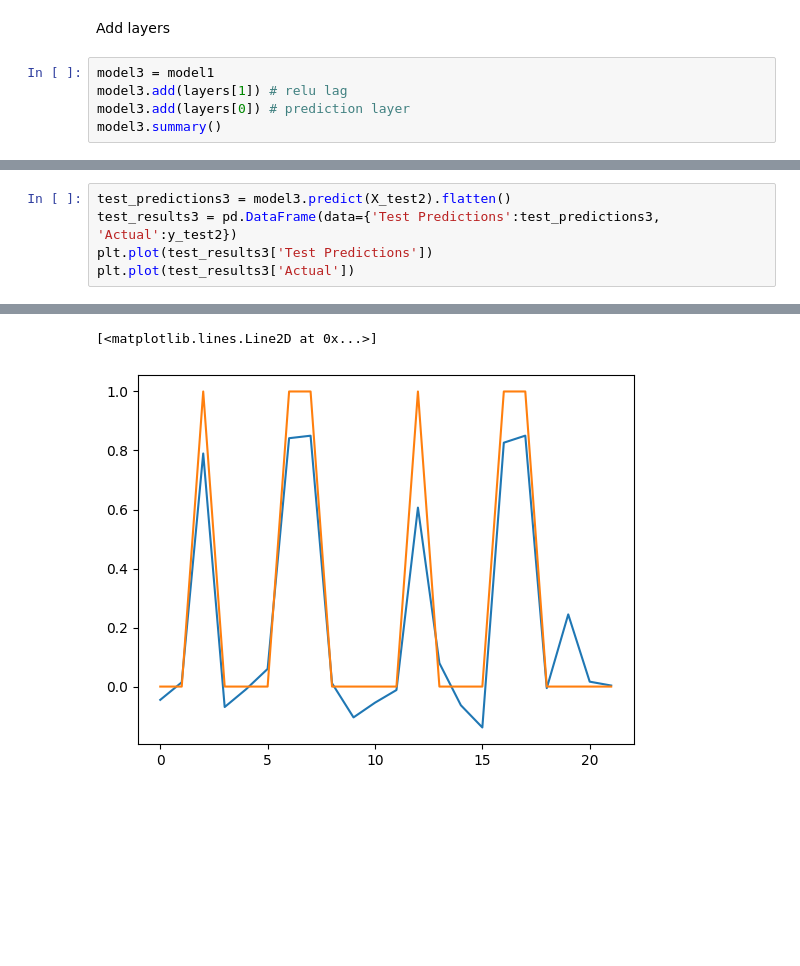
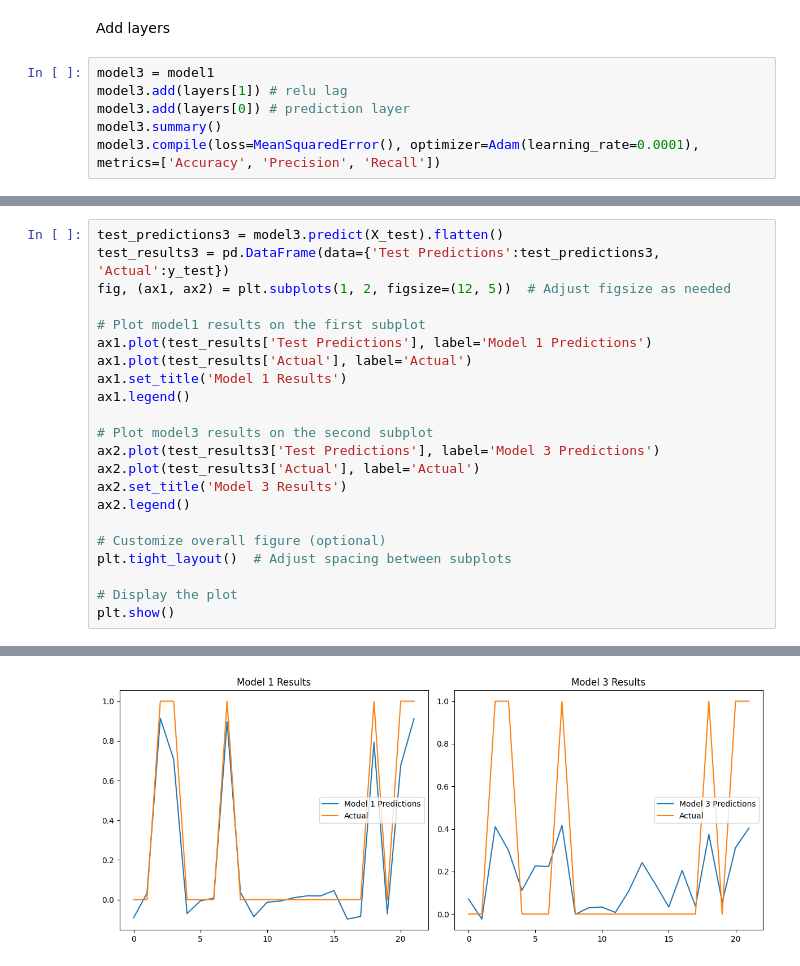
Before and after one commit to KristianS93/ML_LSTM, a Jupyter notebook: project/Falls-vs-normal.ipynb, the cells around one changed output, grey strips where cells are left out. Saved outputs shown, nothing was run; the diff lists cells and outputs as text; blank space fills up the shorter version.

```diff
--- a/project/Falls-vs-normal.ipynb
+++ b/project/Falls-vs-normal.ipynb
@@ -303,4 +303,5 @@ model3 = model1
 model3.add(layers[1]) # relu lag
 model3.add(layers[0]) # prediction layer
 model3.summary()
+model3.compile(loss=MeanSquaredError(), optimizer=Adam(learning_rate=0.0001), metrics=['Accuracy', 'Precision', 'Recall'])
 # %% [output]
@@ -325,8 +326,25 @@ Model: "sequential_16"
  Non-trainable params: 0 (0.00 B)
  Optimizer params: 268,740 (1.03 MB)
 # %%
-test_predictions3 = model3.predict(X_test2).flatten()
-test_results3 = pd.DataFrame(data={'Test Predictions':test_predictions3, 'Actual':y_test2})
-plt.plot(test_results3['Test Predictions'])
-plt.plot(test_results3['Actual'])
+test_predictions3 = model3.predict(X_test).flatten()
+test_results3 = pd.DataFrame(data={'Test Predictions':test_predictions3, 'Actual':y_test})
+fig, (ax1, ax2) = plt.subplots(1, 2, figsize=(12, 5))  # Adjust figsize as needed
+
+# Plot model1 results on the first subplot
+ax1.plot(test_results['Test Predictions'], label='Model 1 Predictions')
+ax1.plot(test_results['Actual'], label='Actual')
+ax1.set_title('Model 1 Results')
+ax1.legend()
+
+# Plot model3 results on the second subplot
+ax2.plot(test_results3['Test Predictions'], label='Model 3 Predictions')
+ax2.plot(test_results3['Actual'], label='Actual')
+ax2.set_title('Model 3 Results')
+ax2.legend()
+
+# Customize overall figure (optional)
+plt.tight_layout()  # Adjust spacing between subplots
+
+# Display the plot
+plt.show()
 # %% [output]
@@ -334,2 +352 @@ plt.plot(test_results3['Actual'])
-[<matplotlib.lines.Line2D at 0x...>]
-[figure, old version]
+[figure, new version]
```
Also changed, not shown: parts of 10 cells of this notebook, 2 other files.
